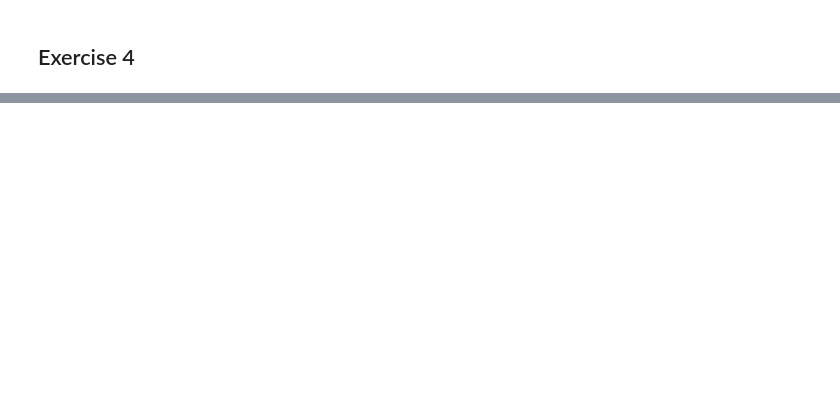
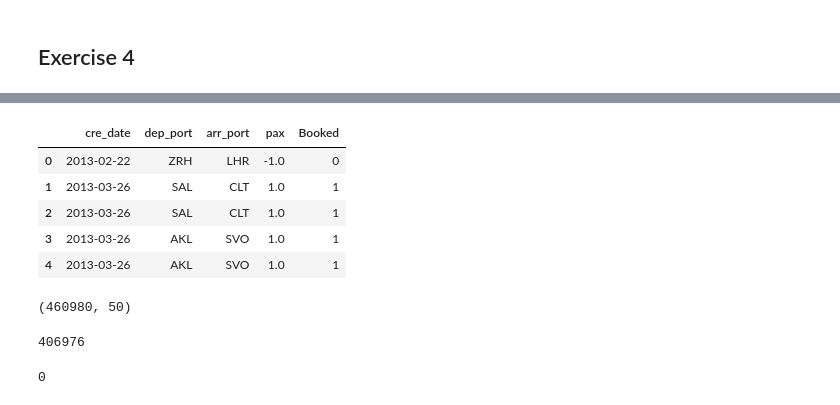
Before and after one commit to adriancervero/ds-challenge, a Jupyter notebook: challenge.ipynb, the cells around one changed output, grey strips where cells are left out. Cells and saved outputs as stored; diff of their text form; code cells hidden in the pictures; blank space fills up the shorter version.

```diff
--- a/challenge.ipynb
+++ b/challenge.ipynb
@@ -272,0 +285,6 @@ for idx, city in enumerate(cities):
+# %%
+%%time
+searches_cleaned = pd.DataFrame()
+for n, chunk in enumerate(searches):
+    print(n, searches_cleaned.shape[0])
+    searches_cleaned = searches_cleaned.append(chunk).drop_duplicates()
@@ -272,0 +317,7 @@ for idx, city in enumerate(cities):
+# %%
+%%time
+bookings = pd.read_csv('data/bookings.csv.bz2', sep='^', chunksize=chunksize)
+bookings_cleaned = pd.DataFrame()
+for n, chunk in enumerate(bookings):
+    print(n, searches_cleaned.shape[0])
+    bookings_cleaned = bookings_cleaned.append(chunk).drop_duplicates()
@@ -272,0 +338,2 @@ for idx, city in enumerate(cities):
+# %%
+bookings_cleaned.columns = bookings_cleaned.columns.str.strip()
@@ -272,0 +379,15 @@ for idx, city in enumerate(cities):
+# %%
+bookings = bookings_cleaned[['cre_date', 'dep_port', 'arr_port', 'pax']]
+bookings['Booked'] = bookings['pax'].apply(lambda pax: 0 if pax <= 0 else 1)
+bookings['cre_date'] = bookings['cre_date'].apply(lambda x: x.split()[0])
+for col in ['dep_port', 'arr_port']:
+    bookings[col] = bookings[col].apply(lambda x: x.strip())
+# %%
+bookings.head()
+# %% [output]
+|  | cre_date | dep_port | arr_port | pax | Booked |
+| 0 | 2013-02-22 | ZRH | LHR | -1.0 | 0 |
+| 1 | 2013-03-26 | SAL | CLT | 1.0 | 1 |
+| 2 | 2013-03-26 | SAL | CLT | 1.0 | 1 |
+| 3 | 2013-03-26 | AKL | SVO | 1.0 | 1 |
+| 4 | 2013-03-26 | AKL | SVO | 1.0 | 1 |
@@ -272,0 +399,13 @@ for idx, city in enumerate(cities):
+# %%
+merged.shape
+# %% [output]
+(460980, 50)
+# %%
+merged['Booked'].isna().sum()
+# %% [output]
+406976
+# %%
+merged['Booked'].fillna(0, inplace=True)
+merged['Booked'].isna().sum()
+# %% [output]
+0
```
Also changed, not shown: parts of 19 cells of this notebook, 5 other files.
